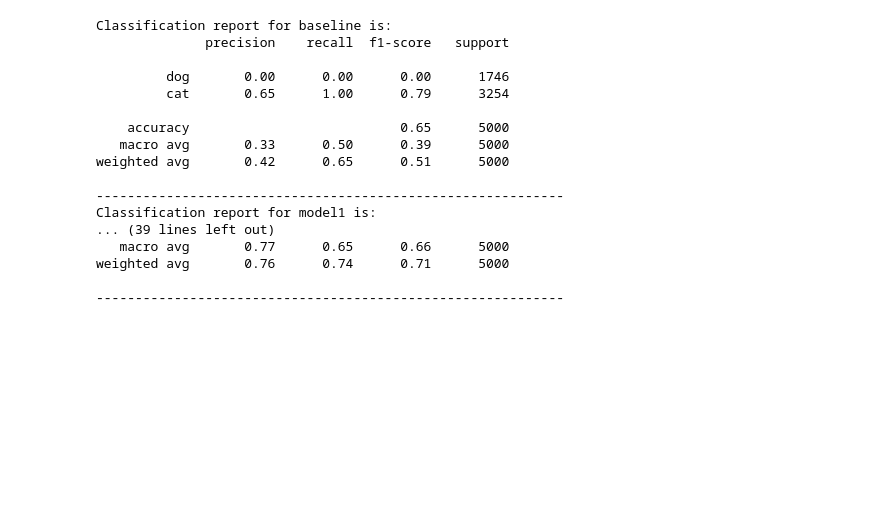
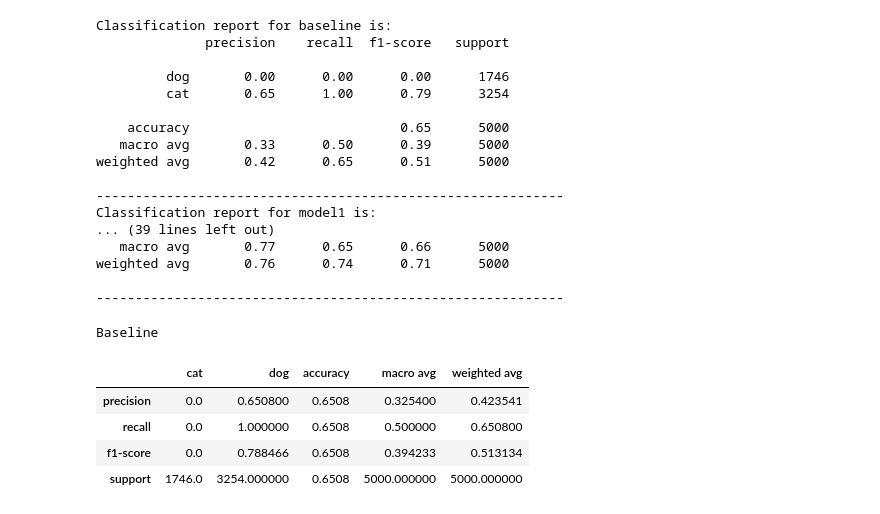
Before and after one commit to Tyler-Applegate/classification-exercises, a Jupyter notebook: model_evaluation.ipynb, the cells around one changed output. Drawn from its saved outputs; the diff is of its cells as text; code cells hidden in the pictures; blank space fills up the shorter version.

```diff
--- a/model_evaluation.ipynb
+++ b/model_evaluation.ipynb
@@ -542,3 +545,13 @@ Classification report for model1 is:
 weighted avg       0.76      0.74      0.71      5000
 
 ------------------------------------------------------------
+# %%
+print('Baseline')
+pd.DataFrame(classification_report(gyp.actual, gyp.baseline, output_dict=True))
+# %% [output]
+Baseline
+|  | cat | dog | accuracy | macro avg | weighted avg |
+| precision | 0.0 | 0.650800 | 0.6508 | 0.325400 | 0.423541 |
+| recall | 0.0 | 1.000000 | 0.6508 | 0.500000 | 0.650800 |
+| f1-score | 0.0 | 0.788466 | 0.6508 | 0.394233 | 0.513134 |
+| support | 1746.0 | 3254.000000 | 0.6508 | 5000.000000 | 5000.000000 |
```
Also changed, not shown: parts of 3 cells of this notebook, 2 other files.
